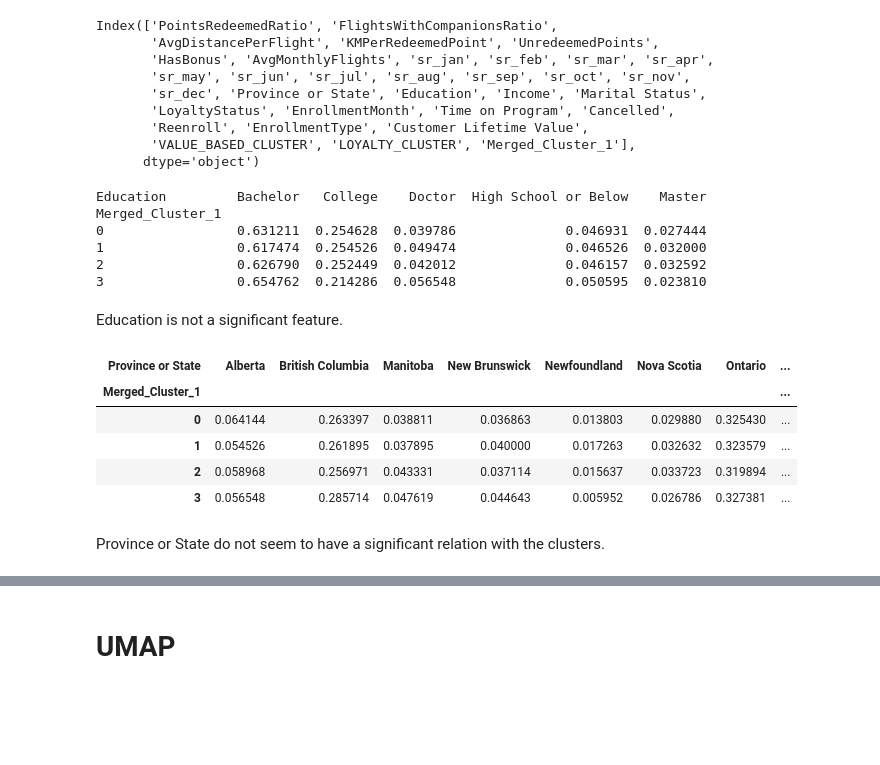
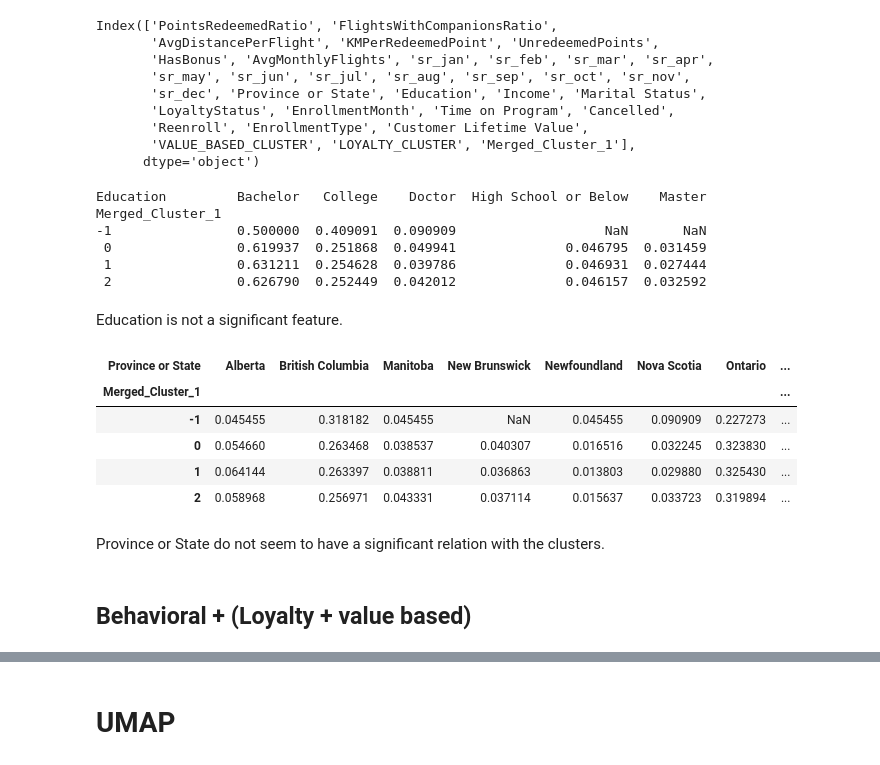
Before and after one commit to calcoafrancisca/Group-39---DM---Part2, a Jupyter notebook: merging_perspectives.ipynb, the cells around one changed output, grey strips where cells are left out. Saved outputs shown, nothing was run; the diff lists cells and outputs as text; code cells hidden in the pictures; blank space fills up the shorter version.

```diff
--- a/merging_perspectives.ipynb
+++ b/merging_perspectives.ipynb
@@ -161,7 +172,6 @@ df_no_vip = df[df['VALUE_BASED_CLUSTER'] != 3].copy()
 # %%
-# Centroids of the concatenated cluster labels
-df_centroids = df_no_vip.groupby(['VALUE_BASED_CLUSTER', 'LOYALTY_CLUSTER'])\
-    [VB_col + LO_col].mean()
+df_centroids = df[(df['VALUE_BASED_CLUSTER'] != -1) & (df['LOYALTY_CLUSTER'] != -1)] \
+    .groupby(['VALUE_BASED_CLUSTER', 'LOYALTY_CLUSTER'])[VB_col + LO_col].mean()
 df_centroids
 # %% [output]
 |  |  | Customer Lifetime Value | UnredeemedPoints | PointsRedeemedRatio | ... |
@@ -238,7 +248,7 @@ Text(0, 0.5, 'Euclidean Distance')
 hclust = AgglomerativeClustering(
     linkage='ward',
     metric='euclidean',
-    n_clusters= 4
+    n_clusters= 3
 )
 hclust_labels = hclust.fit_predict(df_centroids)
 df_centroids['hclust_labels'] = hclust_labels
@@ -257,18 +267,18 @@ df_centroids  # centroid's cluster labels
 |  | 1 | 0.101841 | 0.395803 | 0.008516 | ... |
 |  | 2 | 0.093541 | 0.209078 | 0.008804 | ... |
 # %%
-df_ = df_no_vip.copy()
+df_ = df.copy()
+
 # Mapper between concatenated clusters and hierarchical clusters
 cluster_mapper = df_centroids['hclust_labels'].to_dict()
-cluster_mapper
+
 # Mapping the hierarchical clusters on the centroids to the observations
-df_['Merged_Cluster_1'] = df_.apply(
-    lambda row: cluster_mapper[
-        (row['VALUE_BASED_CLUSTER'], row['LOYALTY_CLUSTER'])
-    ], axis=1
-)
+def safe_map(row):
+    key = (row['VALUE_BASED_CLUSTER'], row['LOYALTY_CLUSTER'])
+    return cluster_mapper.get(key, -1)  # keep -1 for outliers
 
-df_
+df_['Merged_Cluster_1'] = df_.apply(safe_map, axis=1)
+df_.head()
 # %% [output]
 |  | PointsRedeemedRatio | FlightsWithCompanionsRatio | AvgDistancePerFlight | KMPerRedeemedPoint | UnredeemedPoints | ... |
 | 0 | 0.011660 | 0.200000 | 0.053732 | 0.101416 | 0.497569 | ... |
@@ -313,4 +317,4 @@ df_counts
 # %%
 
-df_no_vip["Merged_Cluster_1"] = df_["Merged_Cluster_1"]
+df["Merged_Cluster_1"] = df_["Merged_Cluster_1"]
 # %%
@@ -351,26 +355,28 @@ Index(['PointsRedeemedRatio', 'FlightsWithCompanionsRatio',
        'VALUE_BASED_CLUSTER', 'LOYALTY_CLUSTER', 'Merged_Cluster_1'],
       dtype='object')
 # %%
-education = df_no_vip.groupby('Merged_Cluster_1')['Education'].value_counts(normalize=True).unstack()
+education = df.groupby('Merged_Cluster_1')['Education'].value_counts(normalize=True).unstack()
 print(education)
 # %% [output]
 Education         Bachelor   College    Doctor  High School or Below    Master
 Merged_Cluster_1
-0                 0.631211  0.254628  0.039786              0.046931  0.027444
-1                 0.617474  0.254526  0.049474              0.046526  0.032000
-2                 0.626790  0.252449  0.042012              0.046157  0.032592
-3                 0.654762  0.214286  0.056548              0.050595  0.023810
+-1                0.500000  0.409091  0.090909                   NaN       NaN
+ 0                0.619937  0.251868  0.049941              0.046795  0.031459
+ 1                0.631211  0.254628  0.039786              0.046931  0.027444
+ 2                0.626790  0.252449  0.042012              0.046157  0.032592
 # %% [markdown]
 Education is not a significant feature.
 # %%
-Province = df_no_vip.groupby('Merged_Cluster_1')['Province or State'].value_counts(normalize=True).unstack()
+Province = df.groupby('Merged_Cluster_1')['Province or State'].value_counts(normalize=True).unstack()
 Province
 # %% [output]
 | Province or State | Alberta | British Columbia | Manitoba | New Brunswick | Newfoundland | Nova Scotia | Ontario | ... |
 | Merged_Cluster_1 |  |  |  |  |  |  |  | ... |
-| 0 | 0.064144 | 0.263397 | 0.038811 | 0.036863 | 0.013803 | 0.029880 | 0.325430 | ... |
-| 1 | 0.054526 | 0.261895 | 0.037895 | 0.040000 | 0.017263 | 0.032632 | 0.323579 | ... |
+| -1 | 0.045455 | 0.318182 | 0.045455 | NaN | 0.045455 | 0.090909 | 0.227273 | ... |
+| 0 | 0.054660 | 0.263468 | 0.038537 | 0.040307 | 0.016516 | 0.032245 | 0.323830 | ... |
+| 1 | 0.064144 | 0.263397 | 0.038811 | 0.036863 | 0.013803 | 0.029880 | 0.325430 | ... |
 | 2 | 0.058968 | 0.256971 | 0.043331 | 0.037114 | 0.015637 | 0.033723 | 0.319894 | ... |
-| 3 | 0.056548 | 0.285714 | 0.047619 | 0.044643 | 0.005952 | 0.026786 | 0.327381 | ... |
 # %% [markdown]
 Province or State do not seem to have a significant relation with the clusters.
+# %% [markdown]
+## Behavioral + (Loyalty + value based)
```
Also changed, not shown: parts of 41 cells of this notebook, 1 other file.
